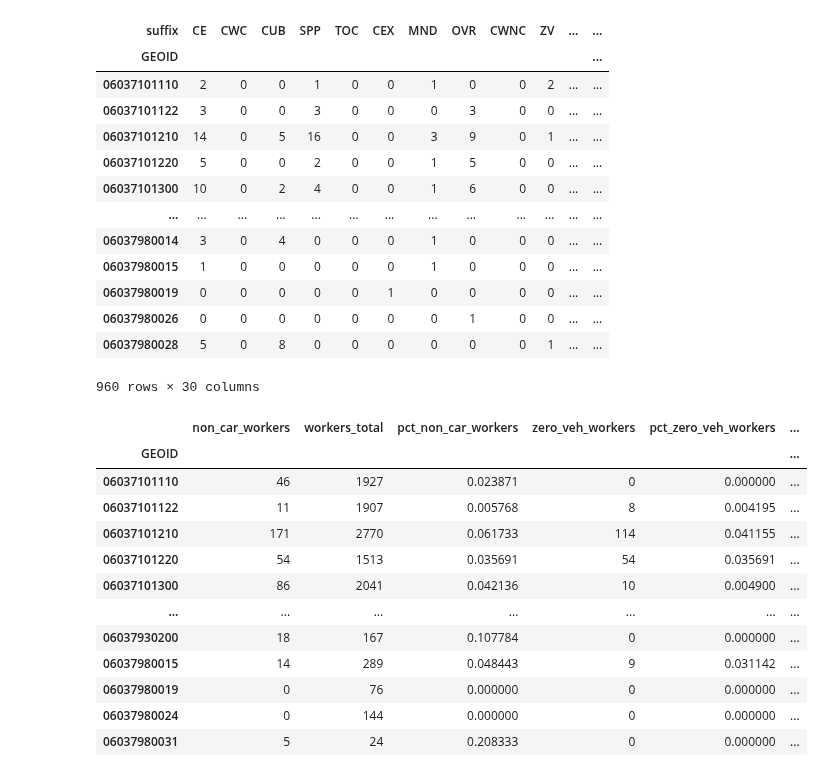
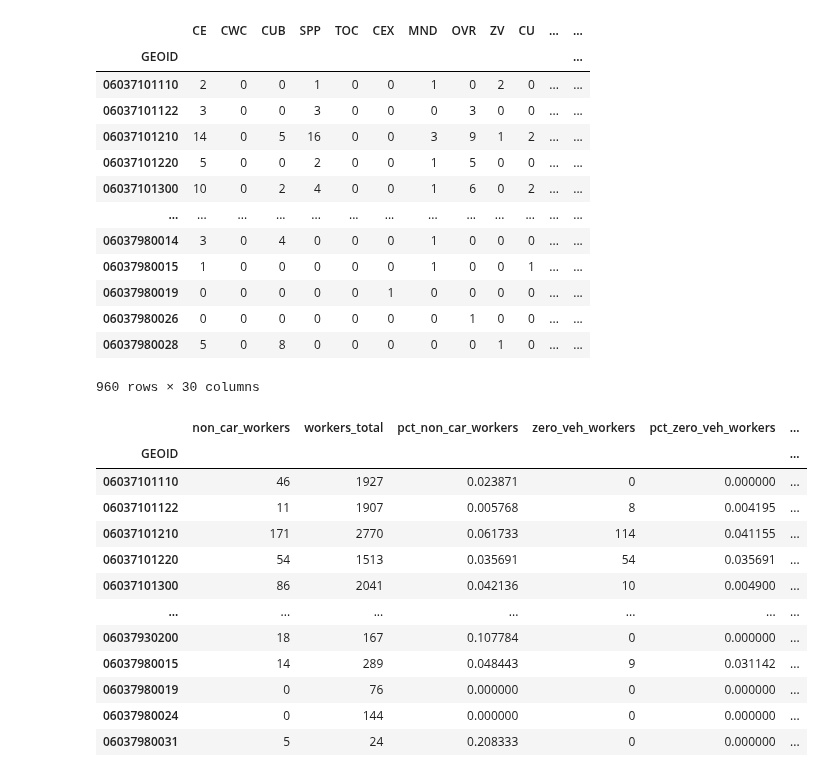
Before and after one commit to CityOfLosAngeles/planning-entitlements, a Jupyter notebook: notebooks/D2-entitlement-regression.ipynb, the cells around one changed output. Drawn from its saved outputs; the diff is of its cells as text; code cells hidden in the pictures.

```diff
--- a/notebooks/D2-entitlement-regression.ipynb
+++ b/notebooks/D2-entitlement-regression.ipynb
@@ -134,20 +111,26 @@ entitlements = entitlement_subset.pivot_table(
-# %%
-entitlements
-# %% [output]
-| suffix | CE | CWC | CUB | SPP | TOC | CEX | MND | OVR | CWNC | ZV | ... | ... |
-| GEOID |  |  |  |  |  |  |  |  |  |  |  | ... |
-| 06037101110 | 2 | 0 | 0 | 1 | 0 | 0 | 1 | 0 | 0 | 2 | ... | ... |
-| 06037101122 | 3 | 0 | 0 | 3 | 0 | 0 | 0 | 3 | 0 | 0 | ... | ... |
-| 06037101210 | 14 | 0 | 5 | 16 | 0 | 0 | 3 | 9 | 0 | 1 | ... | ... |
-| 06037101220 | 5 | 0 | 0 | 2 | 0 | 0 | 1 | 5 | 0 | 0 | ... | ... |
-| 06037101300 | 10 | 0 | 2 | 4 | 0 | 0 | 1 | 6 | 0 | 0 | ... | ... |
-| ... | ... | ... | ... | ... | ... | ... | ... | ... | ... | ... | ... | ... |
-| 06037980014 | 3 | 0 | 4 | 0 | 0 | 0 | 1 | 0 | 0 | 0 | ... | ... |
-| 06037980015 | 1 | 0 | 0 | 0 | 0 | 0 | 1 | 0 | 0 | 0 | ... | ... |
-| 06037980019 | 0 | 0 | 0 | 0 | 0 | 1 | 0 | 0 | 0 | 0 | ... | ... |
-| 06037980026 | 0 | 0 | 0 | 0 | 0 | 0 | 0 | 1 | 0 | 0 | ... | ... |
-| 06037980028 | 5 | 0 | 8 | 0 | 0 | 0 | 0 | 0 | 0 | 1 | ... | ... |
-960 rows × 30 columns
+# %%
+entitlements = (
+    entitlement_subset
+    [list(include_entitlements)]
+    .groupby(entitlement_subset.index)
+    .sum()
+)
+entitlements
+# %% [output]
+|  | CE | CWC | CUB | SPP | TOC | CEX | MND | OVR | ZV | CU | ... | ... |
+| GEOID |  |  |  |  |  |  |  |  |  |  |  | ... |
+| 06037101110 | 2 | 0 | 0 | 1 | 0 | 0 | 1 | 0 | 2 | 0 | ... | ... |
+| 06037101122 | 3 | 0 | 0 | 3 | 0 | 0 | 0 | 3 | 0 | 0 | ... | ... |
+| 06037101210 | 14 | 0 | 5 | 16 | 0 | 0 | 3 | 9 | 1 | 2 | ... | ... |
+| 06037101220 | 5 | 0 | 0 | 2 | 0 | 0 | 1 | 5 | 0 | 0 | ... | ... |
+| 06037101300 | 10 | 0 | 2 | 4 | 0 | 0 | 1 | 6 | 0 | 2 | ... | ... |
+| ... | ... | ... | ... | ... | ... | ... | ... | ... | ... | ... | ... | ... |
+| 06037980014 | 3 | 0 | 4 | 0 | 0 | 0 | 1 | 0 | 0 | 0 | ... | ... |
+| 06037980015 | 1 | 0 | 0 | 0 | 0 | 0 | 1 | 0 | 0 | 1 | ... | ... |
+| 06037980019 | 0 | 0 | 0 | 0 | 0 | 1 | 0 | 0 | 0 | 0 | ... | ... |
+| 06037980026 | 0 | 0 | 0 | 0 | 0 | 0 | 0 | 1 | 0 | 0 | ... | ... |
+| 06037980028 | 5 | 0 | 8 | 0 | 0 | 0 | 0 | 0 | 1 | 0 | ... | ... |
+960 rows × 30 columns
 # %%
 # Merge census data with entitlements counts.
 # We also bring in census geometries and the number of parcels
```
Also changed, not shown: parts of 21 cells of this notebook.
